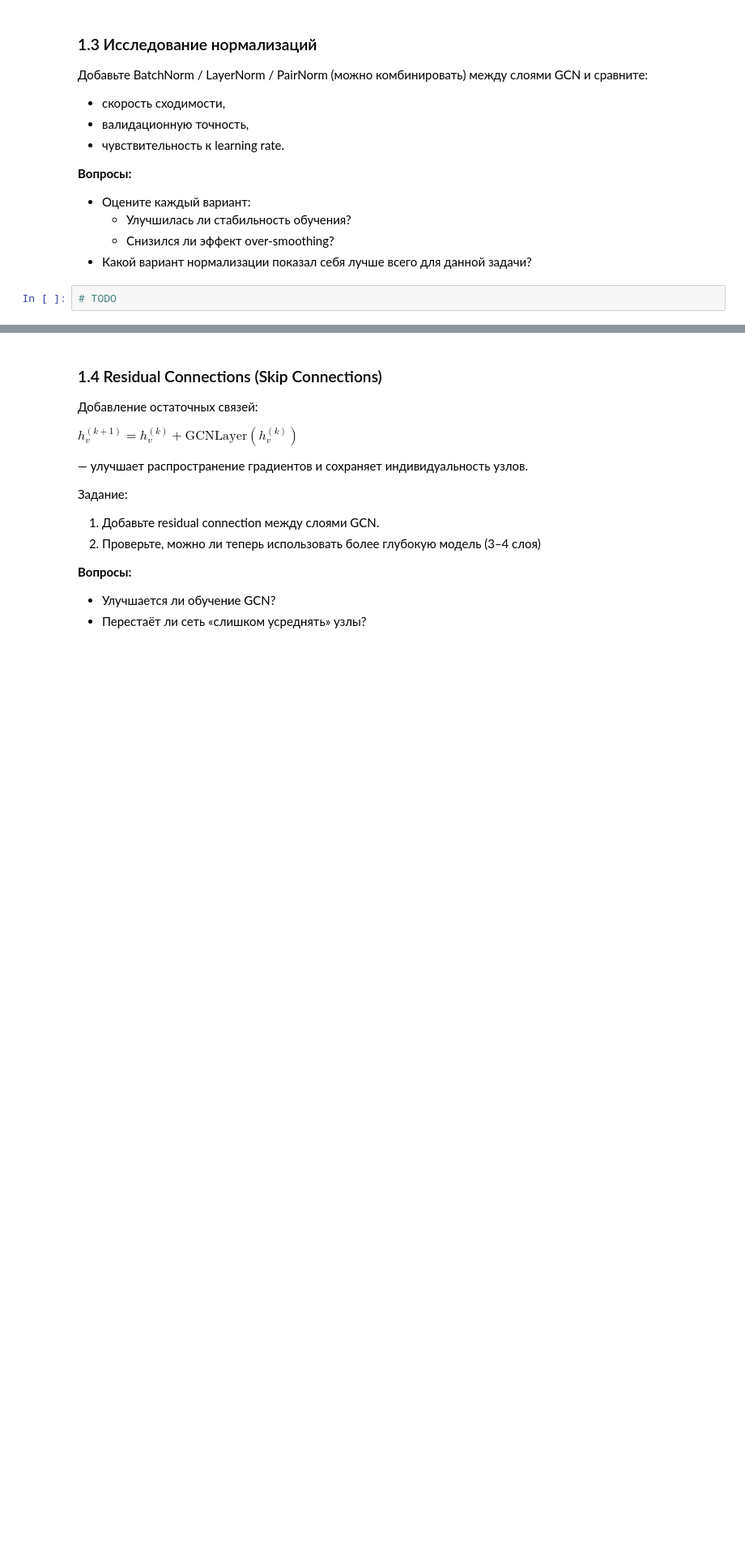
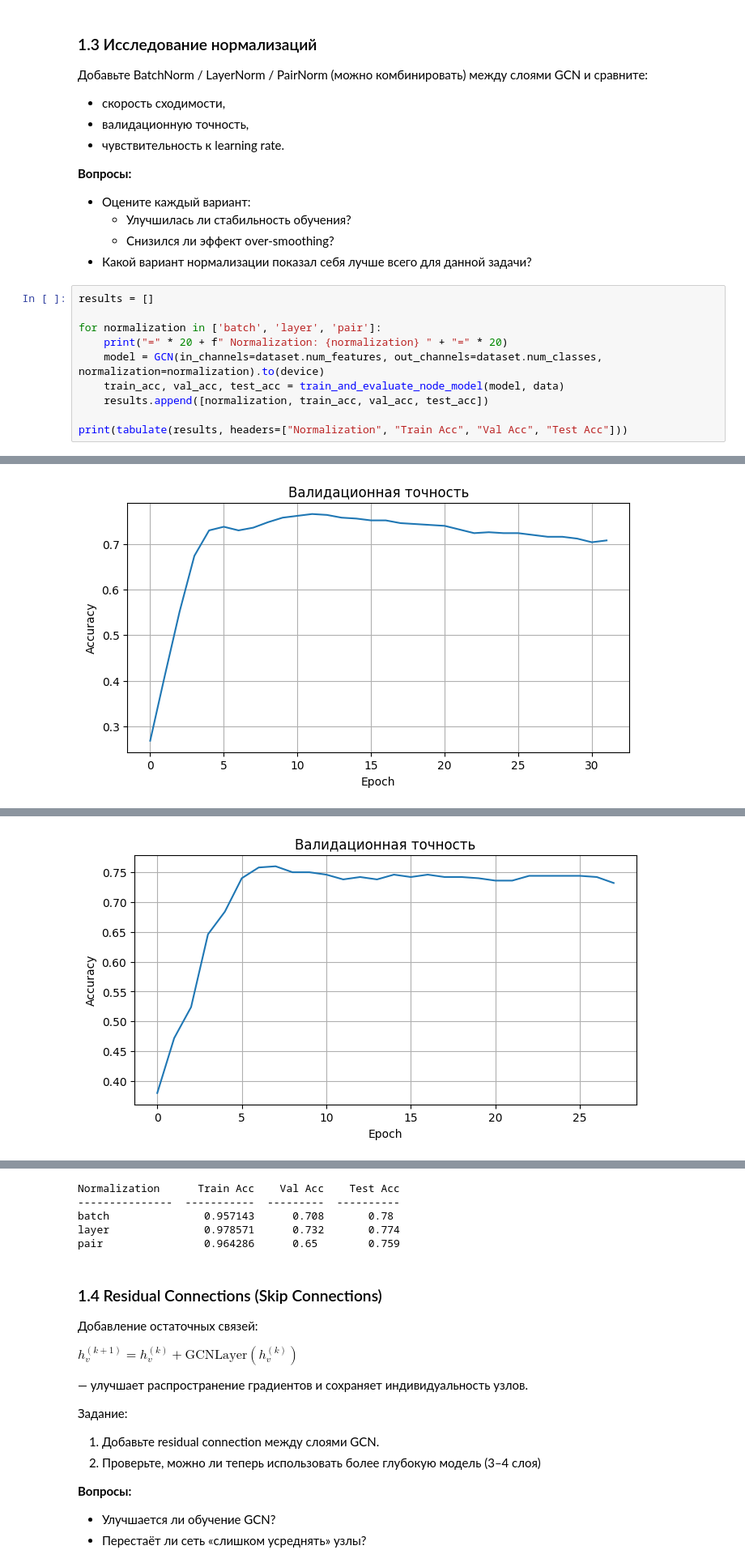
Before and after one commit to setday/hse-gnn-hw-2025, a Jupyter notebook: Basic_GNN_architectures/HW2.ipynb, the cells around one changed output, grey strips where cells are left out. Shown at 81% size. Saved outputs shown, nothing was run; the diff lists cells and outputs as text; blank space fills up the shorter version.

```diff
--- a/Basic_GNN_architectures/HW2.ipynb
+++ b/Basic_GNN_architectures/HW2.ipynb
@@ -102,5 +244,14 @@ hidden_dim = 8, 16, 32, 64
     - Улучшилась ли стабильность обучения?
     - Снизился ли эффект over-smoothing?
 - Какой вариант нормализации показал себя лучше всего для данной задачи?
-# %%
-# TODO
+# %%
+results = []
+
+for normalization in ['batch', 'layer', 'pair']:
+    print("=" * 20 + f" Normalization: {normalization} " + "=" * 20)
+    model = GCN(in_channels=dataset.num_features, out_channels=dataset.num_classes, normalization=normalization).to(device)
+    train_acc, val_acc, test_acc = train_and_evaluate_node_model(model, data)
+    results.append([normalization, train_acc, val_acc, test_acc])
+
+print(tabulate(results, headers=["Normalization", "Train Acc", "Val Acc", "Test Acc"]))
+# %% [output]
@@ -106,0 +264 @@ hidden_dim = 8, 16, 32, 64
+[figure, added]
@@ -106,0 +270 @@ hidden_dim = 8, 16, 32, 64
+[figure, added]
@@ -107,3 +277,8 @@ hidden_dim = 8, 16, 32, 64
+Normalization      Train Acc    Val Acc    Test Acc
+---------------  -----------  ---------  ----------
+batch               0.957143      0.708       0.78
+layer               0.978571      0.732       0.774
+pair                0.964286      0.65        0.759
 # %% [markdown]
 ### 1.4 Residual Connections (Skip Connections)
 
```
Also changed, not shown: parts of 27 cells of this notebook, 2 other files.
